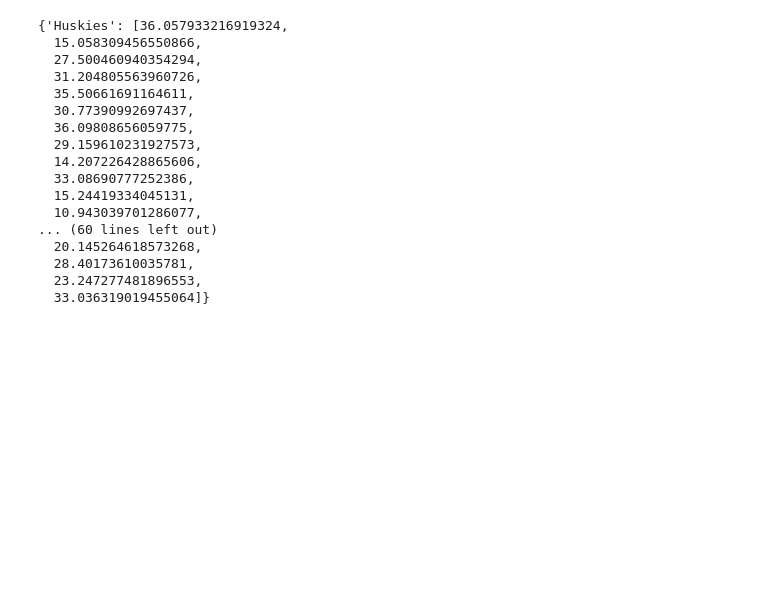
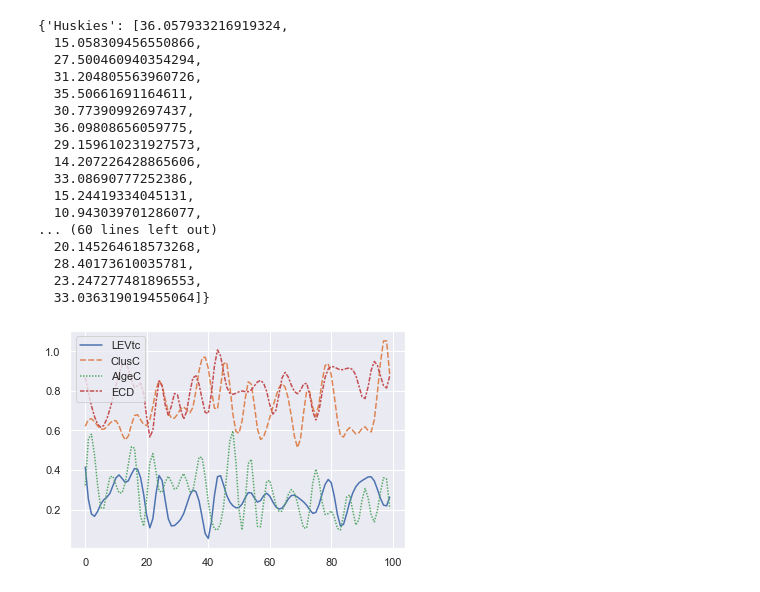
Before and after one commit to jansona/2020_MCM_ICM, a Jupyter notebook: task_4.ipynb, the cells around one changed output. Cells and saved outputs as stored; diff of their text form; code cells hidden in the pictures; blank space fills up the shorter version.

```diff
--- a/task_4.ipynb
+++ b/task_4.ipynb
@@ -55,7 +56,7 @@ lpd = {'Huskies':[], 'Opponent':[]}
 datas = {
     'Algebraic connectivity':acs,
     'Centroid Coordinates Dispersion':ccd,
-    'Clustering centrality':clud,
+    'Clustering Coefficient':clud,
     'Eigenvector Centrality':ecd_x,
     'Eigenvector Centrality Dispersion':ecd_d,
     'Largest Eigenvalue':led,
@@ -87,7 +88,7 @@ for team in ['Huskies', 'Opponent']:
         ccd[team].append(pd.read_csv(path + ccd_path.format(match)).dispersion[0])
 
         #
-        clud[team].append(pd.read_csv(path + clu_path.format(match))['Clustering coefficient'][0])
+        clud[team].append(np.mean(pd.read_csv(path + clu_path.format(match))['Clustering coefficient']))
 
         #
         ecd_x[team].append(pd.read_csv(path + ec_path.format(match))['max'][0])
@@ -162,0 +204,33 @@ led
+# %%
+for k in new_datas.keys():
+    max_value = max(new_datas[k] + new_datas_op[k])
+    new_datas[k] = list(map(lambda x:x/max_value, new_datas[k]))
+
+    # new_datas_op[k] = list(map(lambda x:x/max_value, new_datas_op[k]))
+# %%
+for k in new_datas.keys():
+    y = new_datas[k]
+    x = np.linspace(0, 38, num=38, endpoint=True)
+    func = interpolate.interp1d(x, y, kind='cubic')
+    expend = 2
+    new_x = np.linspace(0, 38, num=100, endpoint=True)
+    new_y = func(new_x)
+    new_datas[k] = new_y
+# %%
+new_datas['LEVtc'] = new_datas['Team Formation']
+del new_datas['Team Formation']
+new_datas['ClusC'] = new_datas['Clustering Coefficient']
+del new_datas['Clustering Coefficient']
+new_datas['AlgeC'] = new_datas['Algebraic Connectivity']
+del new_datas['Algebraic Connectivity']
+new_datas['ECD'] = new_datas['Eigenvector Centrality Dispersion']
+del new_datas['Eigenvector Centrality Dispersion']
+# %%
+pics_path = './results/task4/指标归一化的图/{}.{}'
+
+sns_lp = sns.lineplot(data=pd.DataFrame(new_datas))
+fig = sns_lp.get_figure()
+fig.savefig(pics_path.format('Huskies', 'png'))
+# plt.cla()
+# %% [output]
+[figure, added]
```
Also changed, not shown: parts of 5 cells of this notebook, 3 other files.
